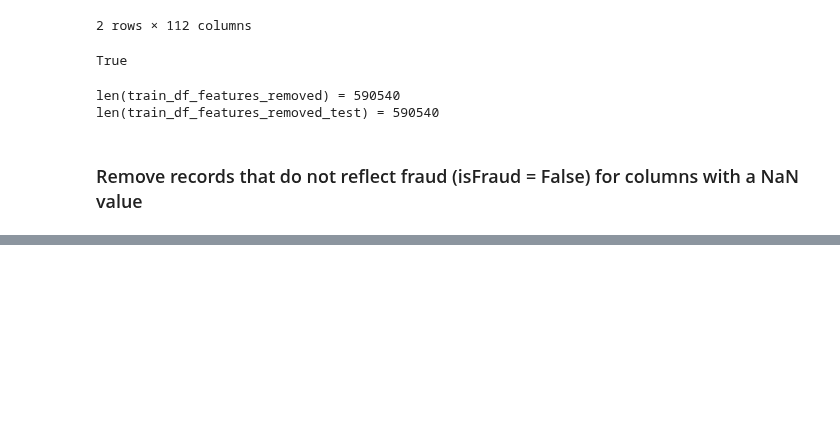
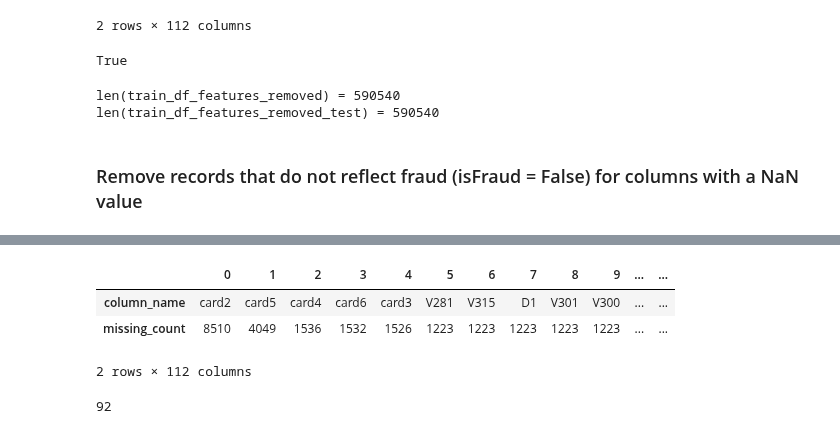
Before and after one commit to Mykhailo20/DS_Bootcamp_2023, a Jupyter notebook: Homework_8/Analysis/Data_Analysis.ipynb, the cells around one changed output, grey strips where cells are left out. Cells and saved outputs as stored; diff of their text form; code cells hidden in the pictures; blank space fills up the shorter version.

```diff
--- a/Homework_8/Analysis/Data_Analysis.ipynb
+++ b/Homework_8/Analysis/Data_Analysis.ipynb
@@ -355,0 +414,19 @@ KeyError: 'ColumnName'
+# %%
+# Calculate the number of missing values for each column
+missing_count = df_to_clean.isnull().sum()
+
+# Create a DataFrame with column names and their respective missing percentages
+missing_info = pd.DataFrame({'column_name': df_to_clean.columns, 'missing_count': missing_count})
+missing_info = missing_info.sort_values(by='missing_count', ascending=False)
+missing_info.reset_index(drop=True, inplace=True)
+missing_info.transpose()
+# %% [output]
+|  | 0 | 1 | 2 | 3 | 4 | 5 | 6 | 7 | 8 | 9 | ... | ... |
+| column_name | card2 | card5 | card4 | card6 | card3 | V281 | V315 | D1 | V301 | V300 | ... | ... |
+| missing_count | 8510 | 4049 | 1536 | 1532 | 1526 | 1223 | 1223 | 1223 | 1223 | 1223 | ... | ... |
+2 rows × 112 columns
+# %%
+columns_with_NaN_values = missing_info[missing_info['missing_count'] > 0]['column_name'].values
+len(columns_with_NaN_values)
+# %% [output]
+92
```
Also changed, not shown: parts of 22 cells of this notebook.
